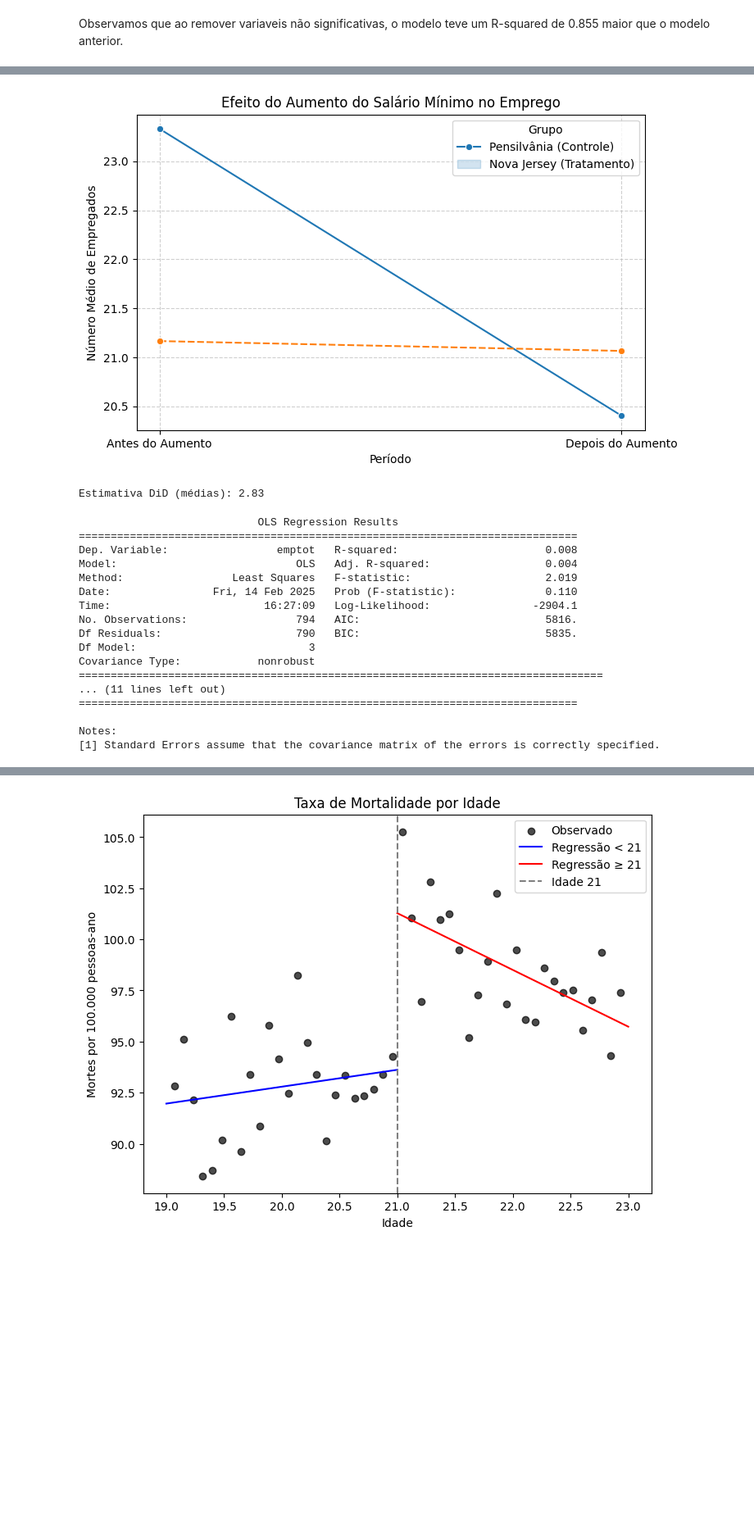
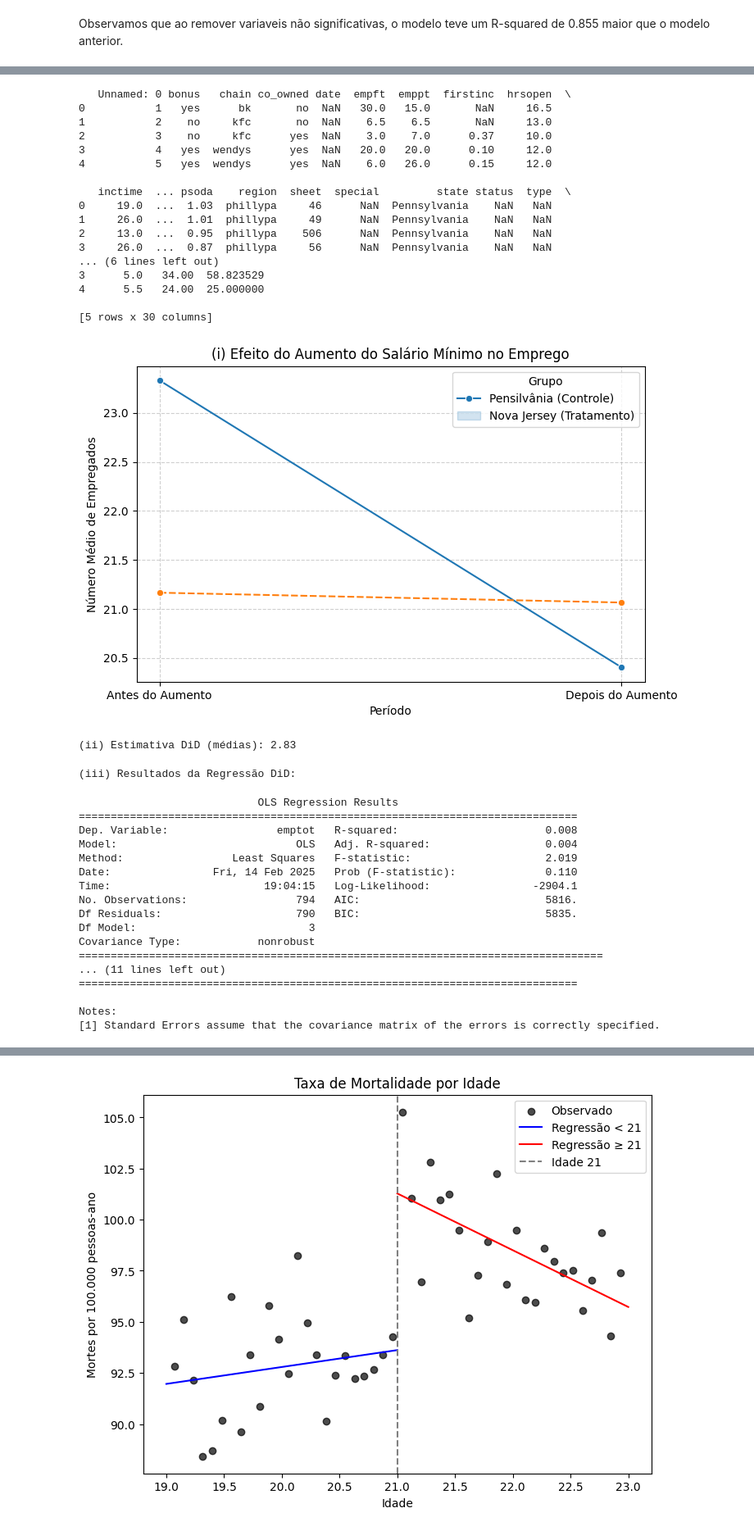
Before and after one commit to tomast1337/GCC1625_T1, a Jupyter notebook: IE_T3_NICOLAS_VYCAS_NERY.ipynb, the cells around one changed output, grey strips where cells are left out. Shown at 82% size. Saved outputs shown, nothing was run; the diff lists cells and outputs as text; code cells hidden in the pictures; blank space fills up the shorter version.

```diff
--- a/IE_T3_NICOLAS_VYCAS_NERY.ipynb
+++ b/IE_T3_NICOLAS_VYCAS_NERY.ipynb
@@ -837,67 +837,86 @@ import statsmodels.formula.api as smf
 # Carregar os dados
 df = pd.read_csv("card_krueger_1994_mod.csv")
 
-# Converter a coluna 'date' para datetime
-df["date"] = pd.to_datetime(df["date"], errors="coerce")
+# Verificar as primeiras linhas dos dados
+print(df.head())
 
+# (i) Reproduzir o gráfico da Figura 1 (Taxa de empregos antes e depois do aumento do salário mínimo)
 # Criar variável dummy 'post_treatment' (0 antes de abril de 1992, 1 depois)
 df["post_treatment"] = (df["date"] >= "1992-04-01").astype(int)
 
 # Criar variável dummy 'treated' (1 para NJ, 0 para PA)
 df["treated"] = (df["state"] == "New Jersey").astype(int)
 
-# Gráfico da Figura 1 - Emprego médio antes e depois do aumento do salário mínimo
-# Agrupar os dados por 'post_treatment' e 'treated' e calcular a média de 'emptot'
+# Agrupar os dados por 'post_treatment' e 'treated' e calcular a média de 'emptot' (total de empregados)
 grouped = df.groupby(["post_treatment", "treated"])["emptot"].mean().unstack()
 
-# Configurar o gráfico
+# Plotar o gráfico
 plt.figure(figsize=(8, 5))
 sns.lineplot(data=grouped.T, marker="o")
 plt.xticks([0, 1], ["Antes do Aumento", "Depois do Aumento"])
 plt.xlabel("Período")
 plt.ylabel("Número Médio de Empregados")
-plt.title("Efeito do Aumento do Salário Mínimo no Emprego")
+plt.title("(i) Efeito do Aumento do Salário Mínimo no Emprego")
 plt.legend(["Pensilvânia (Controle)", "Nova Jersey (Tratamento)"], title="Grupo")
-plt.grid(True, linestyle="--", alpha=0.6)  # Adicionar grid para melhorar a visualização
+plt.grid(True, linestyle="--", alpha=0.6)
 plt.show()
 
-# Estimativa DiD usando diferença das médias
+# (ii) Calcular a estimativa DiD usando a diferença das médias
 # Calcular as médias de 'emptot' para cada grupo e período
 before_NJ = df[(df["post_treatment"] == 0) & (df["treated"] == 1)]["emptot"].mean()
 after_NJ = df[(df["post_treatment"] == 1) & (df["treated"] == 1)]["emptot"].mean()
 before_PA = df[(df["post_treatment"] == 0) & (df["treated"] == 0)]["emptot"].mean()
 after_PA = df[(df["post_treatment"] == 1) & (df["treated"] == 0)]["emptot"].mean()
 
 # Calcular a estimativa DiD manualmente
 DiD_manual = (after_NJ - before_NJ) - (after_PA - before_PA)
-print(f"Estimativa DiD (médias): {DiD_manual:.2f}")
+print(f"(ii) Estimativa DiD (médias): {DiD_manual:.2f}")
 
-# Estimativa DiD usando regressão linear
+# (iii) Calcular a estimativa DiD usando regressão linear
 # Criar variável de interação
 df["interaction"] = df["post_treatment"] * df["treated"]
 
 # Ajustar o modelo de regressão linear
 model = smf.ols("emptot ~ treated + post_treatment + interaction", data=df).fit()
 
 # Exibir resultados da regressão
+print("(iii) Resultados da Regressão DiD:")
 print(model.summary())
 # %% [output]
+   Unnamed: 0 bonus   chain co_owned date  empft  emppt  firstinc  hrsopen  \
+0           1   yes      bk       no  NaN   30.0   15.0       NaN     16.5
+1           2    no     kfc       no  NaN    6.5    6.5       NaN     13.0
+2           3    no     kfc      yes  NaN    3.0    7.0      0.37     10.0
+3           4   yes  wendys      yes  NaN   20.0   20.0      0.10     12.0
+4           5   yes  wendys      yes  NaN    6.0   26.0      0.15     12.0
+
+   inctime  ... psoda    region  sheet  special         state status  type  \
+0     19.0  ...  1.03  phillypa     46      NaN  Pennsylvania    NaN   NaN
+1     26.0  ...  1.01  phillypa     49      NaN  Pennsylvania    NaN   NaN
+2     13.0  ...  0.95  phillypa    506      NaN  Pennsylvania    NaN   NaN
+3     26.0  ...  0.87  phillypa     56      NaN  Pennsylvania    NaN   NaN
+... (6 lines left out)
+3      5.0   34.00  58.823529
+4      5.5   24.00  25.000000
+
+[5 rows x 30 columns]
-[figure, old version]
+[figure, new version]
-Estimativa DiD (médias): 2.83
-                            OLS Regression Results
-==============================================================================
-Dep. Variable:                 emptot   R-squared:                       0.008
-Model:                            OLS   Adj. R-squared:                  0.004
-Method:                 Least Squares   F-statistic:                     2.019
-Date:                Fri, 14 Feb 2025   Prob (F-statistic):              0.110
-Time:                        16:27:09   Log-Likelihood:                -2904.1
-No. Observations:                 794   AIC:                             5816.
-Df Residuals:                     790   BIC:                             5835.
-Df Model:                           3
-Covariance Type:            nonrobust
-==================================================================================
-... (11 lines left out)
-==============================================================================
-
-Notes:
-[1] Standard Errors assume that the covariance matrix of the errors is correctly specified.
+(ii) Estimativa DiD (médias): 2.83
+(iii) Resultados da Regressão DiD:
+                            OLS Regression Results
+==============================================================================
+Dep. Variable:                 emptot   R-squared:                       0.008
+Model:                            OLS   Adj. R-squared:                  0.004
+Method:                 Least Squares   F-statistic:                     2.019
+Date:                Fri, 14 Feb 2025   Prob (F-statistic):              0.110
+Time:                        19:04:15   Log-Likelihood:                -2904.1
+No. Observations:                 794   AIC:                             5816.
+Df Residuals:                     790   BIC:                             5835.
+Df Model:                           3
+Covariance Type:            nonrobust
+==================================================================================
+... (11 lines left out)
+==============================================================================
+
+Notes:
+[1] Standard Errors assume that the covariance matrix of the errors is correctly specified.
```
Also changed, not shown: parts of 8 cells of this notebook.
